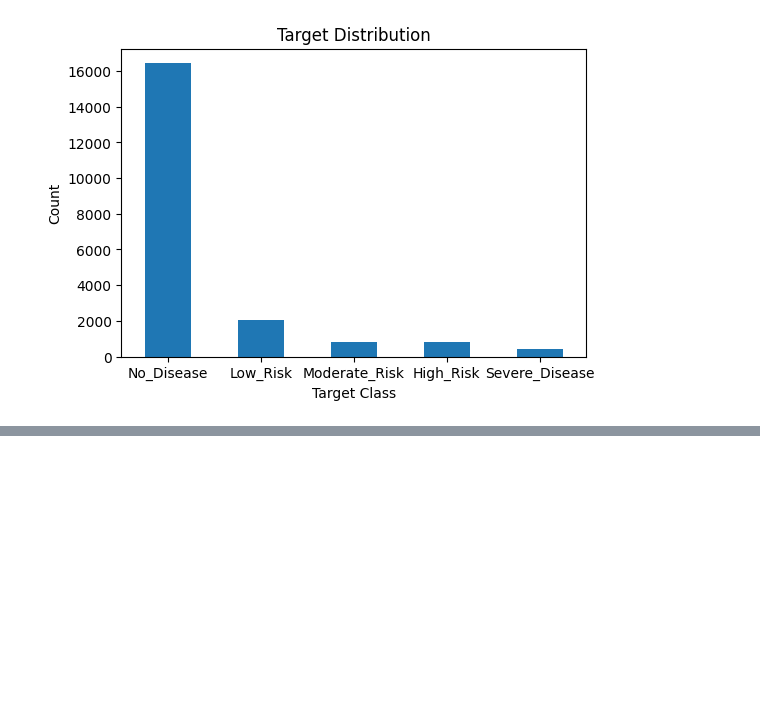
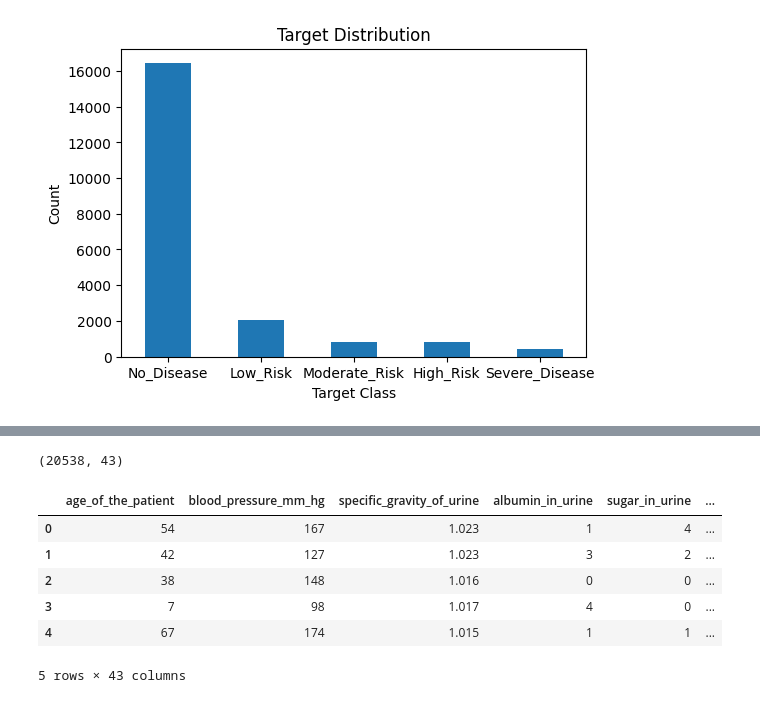
Before and after one commit to Group-16-Project/IntelSysProject, a Jupyter notebook: src/ingestion/dataset_3.ipynb, the cells around one changed output, grey strips where cells are left out. Cells and saved outputs as stored; diff of their text form; code cells hidden in the pictures; blank space fills up the shorter version.

Commit message:
Dataset 3 Preprocessing

```diff
--- a/src/ingestion/dataset_3.ipynb
+++ b/src/ingestion/dataset_3.ipynb
@@ -94,0 +111,4 @@ plt.show()
+# %%
+# Clean Categorial Data
+for col in df.select_dtypes(include='object').columns:
+    df[col] = df[col].astype(str).str.strip().str.lower()
@@ -94,0 +118,15 @@ plt.show()
+# %%
+# Target Column Transformation
+print(df["target"].unique())
+
+target_mapping = {
+    'no_disease': 0,
+    'low_risk': 1,
+    'moderate_risk': 1,
+    'high_risk': 1,
+    'severe_disease': 1
+}
+
+df['target'] = df['target'].map(target_mapping)
+
+print(df['target'].value_counts(dropna=False))
@@ -94,0 +141,14 @@ plt.show()
+# %%
+# Check Missing Values
+print("Missing values beofre handling: ")
+print(df.isnull().sum())
+
+num_cols = df.select_dtypes(include=['int64', 'float64']).columns
+df[num_cols] = df[num_cols].fillna(df[num_cols].median())
+
+cat_cols = df.select_dtypes(include=["object"]).columns
+df[cat_cols] = df[cat_cols].replace(["nan", "none"], pd.NA)
+df[cat_cols] = df[cat_cols].fillna(df[cat_cols].mode().iloc[0])
+
+print("\nMissing values after handling: ")
+print(df.isnull().sum())
@@ -94,0 +175,19 @@ plt.show()
+# %%
+from sklearn.preprocessing import LabelEncoder
+
+# Encode Categorical Columns
+for col in df.select_dtypes(include=["object"]).columns:
+    le = LabelEncoder()
+    df[col] = le.fit_transform(df[col])
+
+print(df.shape)
+df.head()
+# %% [output]
+(20538, 43)
+|  | age_of_the_patient | blood_pressure_mm_hg | specific_gravity_of_urine | albumin_in_urine | sugar_in_urine | ... |
+| 0 | 54 | 167 | 1.023 | 1 | 4 | ... |
+| 1 | 42 | 127 | 1.023 | 3 | 2 | ... |
+| 2 | 38 | 148 | 1.016 | 0 | 0 | ... |
+| 3 | 7 | 98 | 1.017 | 4 | 0 | ... |
+| 4 | 67 | 174 | 1.015 | 1 | 1 | ... |
+5 rows × 43 columns
```
Also changed, not shown: parts of 10 cells of this notebook.
